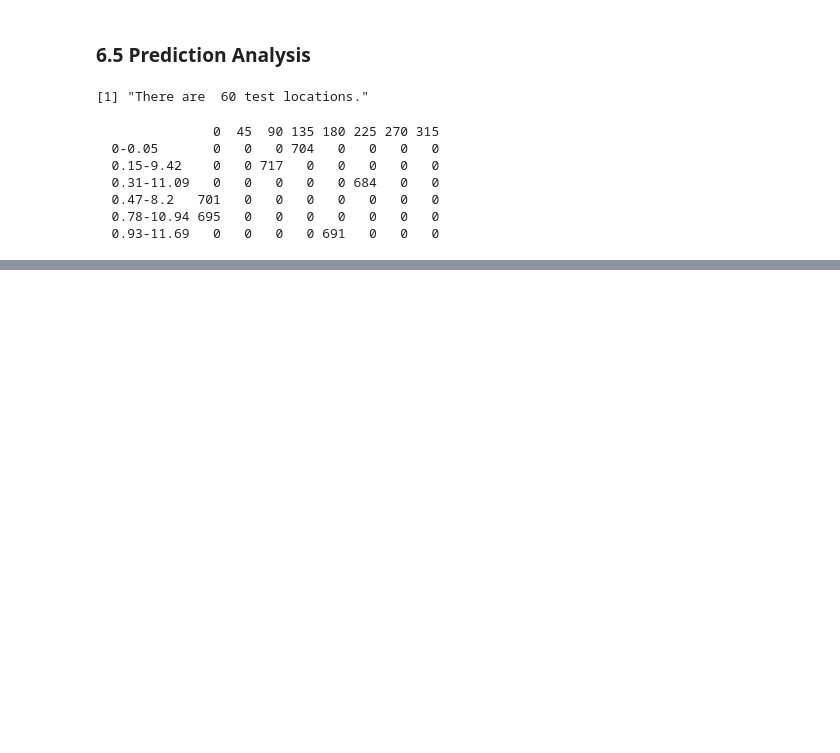
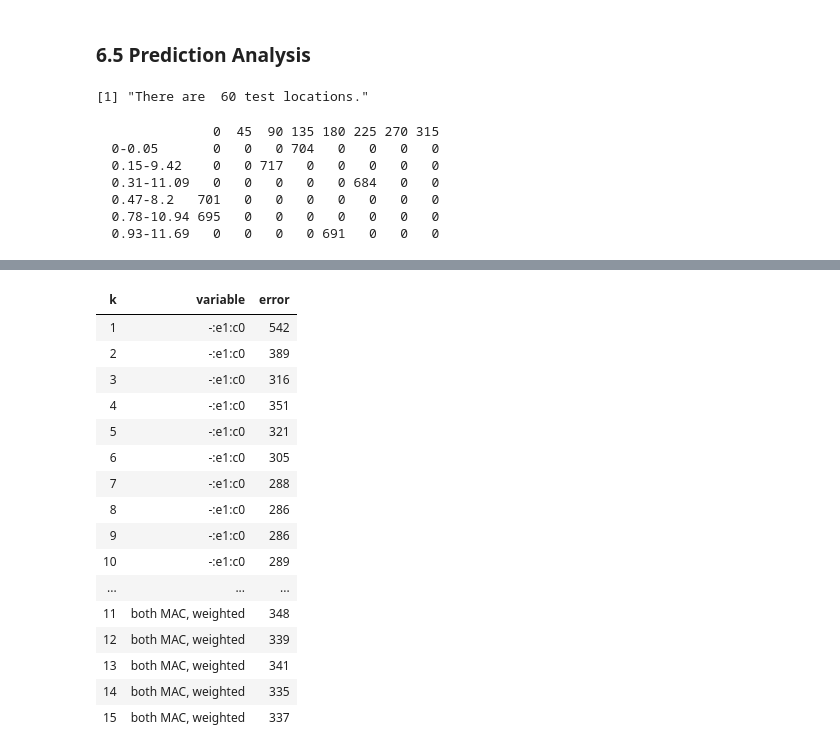
Before and after one commit to anhainguyen82/7333_QTW, a Jupyter notebook: Case_Study_2/AHo_ANguyen_JPafford_Case_Study_2_AN-EDIT.ipynb, the cells around one changed output, grey strips where cells are left out. Cells and saved outputs as stored; diff of their text form; code cells hidden in the pictures; blank space fills up the shorter version.

```diff
--- a/Case_Study_2/AHo_ANguyen_JPafford_Case_Study_2_AN-EDIT.ipynb
+++ b/Case_Study_2/AHo_ANguyen_JPafford_Case_Study_2_AN-EDIT.ipynb
@@ -475,3 +479,28 @@ Warning message:
+# %%
+#reshape error output into a dataframe for ggplot
+errors = data.frame(errors)
+colnames(errors) = c("k","-:e1:c0", "-:e1:c0, weighted", "-:dd:cd", "-:dd:cd, weighted", "both MAC", "both MAC, weighted")
+#errors$k = as.numeric(row.names(errors))
+errors = melt(errors, value.name="error", id.vars="k")
+errors
+# %% [output]
+| k | variable | error |
+| 1 | -:e1:c0 | 542 |
+| 2 | -:e1:c0 | 389 |
+| 3 | -:e1:c0 | 316 |
+| 4 | -:e1:c0 | 351 |
+| 5 | -:e1:c0 | 321 |
+| 6 | -:e1:c0 | 305 |
+| 7 | -:e1:c0 | 288 |
+| 8 | -:e1:c0 | 286 |
+| 9 | -:e1:c0 | 286 |
+| 10 | -:e1:c0 | 289 |
+| ... | ... | ... |
+| 11 | both MAC, weighted | 348 |
+| 12 | both MAC, weighted | 339 |
+| 13 | both MAC, weighted | 341 |
+| 14 | both MAC, weighted | 335 |
+| 15 | both MAC, weighted | 337 |
 # %%
 library(ggplot2)
 
```
Also changed, not shown: parts of 8 cells of this notebook.
